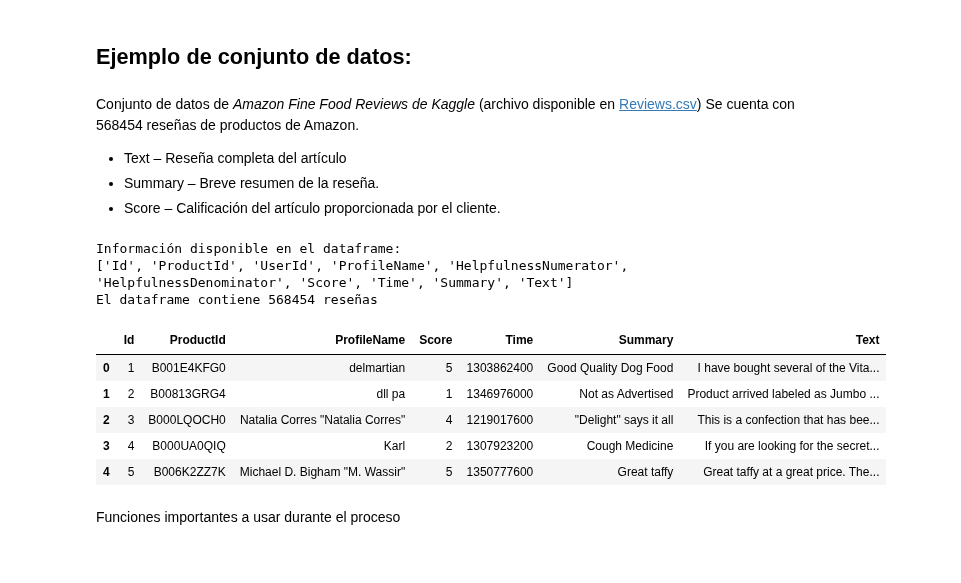
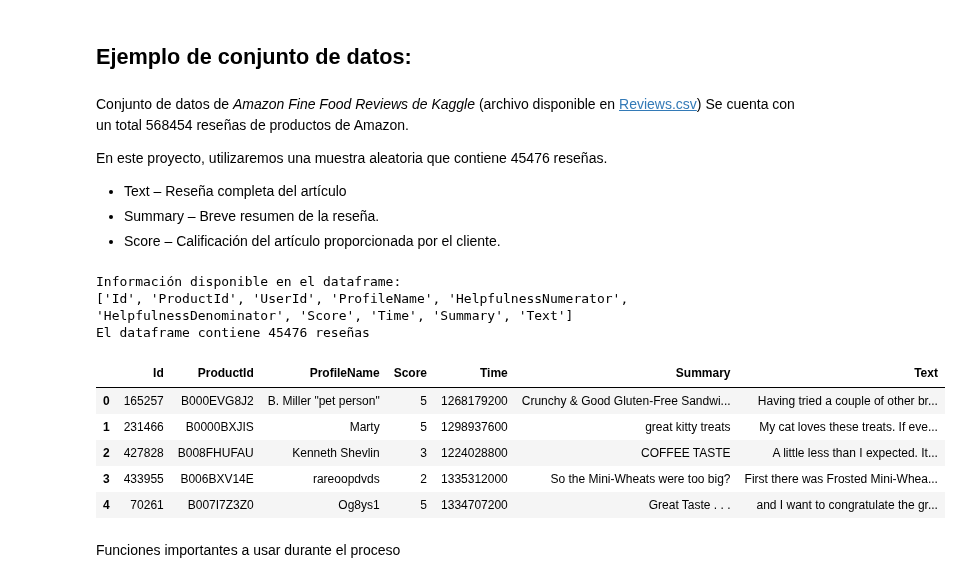
Before and after one commit to ednavivianasegura/Curso_PLN, a Jupyter notebook: PLN_EDNA.ipynb, the cells around one changed output. Drawn from its saved outputs; the diff is of its cells as text; code cells hidden in the pictures.

```diff
--- a/PLN_EDNA.ipynb
+++ b/PLN_EDNA.ipynb
@@ -112,25 +130,28 @@ $𝐾$ representa el número de valores distintos entre sí de la variable $𝑋
 ## Ejemplo de conjunto de datos:
 # %% [markdown]
 Conjunto de datos de *Amazon Fine Food Reviews de Kaggle* (archivo disponible en [Reviews.csv](https://www.kaggle.com/datasets/snap/amazon-fine-food-reviews))
-Se cuenta con 568454 reseñas de productos de Amazon.
+Se cuenta con un total 568454 reseñas de productos de Amazon.
+
+En este proyecto, utilizaremos una muestra aleatoria que contiene 45476 reseñas.
+
 * Text – Reseña completa del artículo
 * Summary – Breve resumen de la reseña.
 * Score – Calificación del artículo proporcionada por el cliente.
 # %%
 # @title
-df = pd.read_csv('/content/Reviews.csv')
+df = pd.read_csv('Reviews.csv')
 print(f"Información disponible en el dataframe:\n{list(df.columns)}\nEl dataframe contiene {df.shape[0]} reseñas\n")
 display(df.loc[:,['Id', 'ProductId', 'ProfileName', 'Score', 'Time', 'Summary', 'Text']].head())
 # %% [output]
 Información disponible en el dataframe:
 ['Id', 'ProductId', 'UserId', 'ProfileName', 'HelpfulnessNumerator', 'HelpfulnessDenominator', 'Score', 'Time', 'Summary', 'Text']
-El dataframe contiene 568454 reseñas
+El dataframe contiene 45476 reseñas
 |  | Id | ProductId | ProfileName | Score | Time | Summary | Text |
-| 0 | 1 | B001E4KFG0 | delmartian | 5 | 1303862400 | Good Quality Dog Food | I have bought several of the Vita... |
-| 1 | 2 | B00813GRG4 | dll pa | 1 | 1346976000 | Not as Advertised | Product arrived labeled as Jumbo ... |
-| 2 | 3 | B000LQOCH0 | Natalia Corres "Natalia Corres" | 4 | 1219017600 | "Delight" says it all | This is a confection that has bee... |
-| 3 | 4 | B000UA0QIQ | Karl | 2 | 1307923200 | Cough Medicine | If you are looking for the secret... |
-| 4 | 5 | B006K2ZZ7K | Michael D. Bigham "M. Wassir" | 5 | 1350777600 | Great taffy | Great taffy at a great price. The... |
+| 0 | 165257 | B000EVG8J2 | B. Miller "pet person" | 5 | 1268179200 | Crunchy & Good Gluten-Free Sandwi... | Having tried a couple of other br... |
+| 1 | 231466 | B0000BXJIS | Marty | 5 | 1298937600 | great kitty treats | My cat loves these treats. If eve... |
+| 2 | 427828 | B008FHUFAU | Kenneth Shevlin | 3 | 1224028800 | COFFEE TASTE | A little less than I expected. It... |
+| 3 | 433955 | B006BXV14E | rareoopdvds | 2 | 1335312000 | So the Mini-Wheats were too big? | First there was Frosted Mini-Whea... |
+| 4 | 70261 | B007I7Z3Z0 | Og8ys1 | 5 | 1334707200 | Great Taste . . . | and I want to congratulate the gr... |
 # %% [markdown]
 Funciones importantes a usar durante el proceso
 # %%
```
Also changed, not shown: parts of 11 cells of this notebook.
